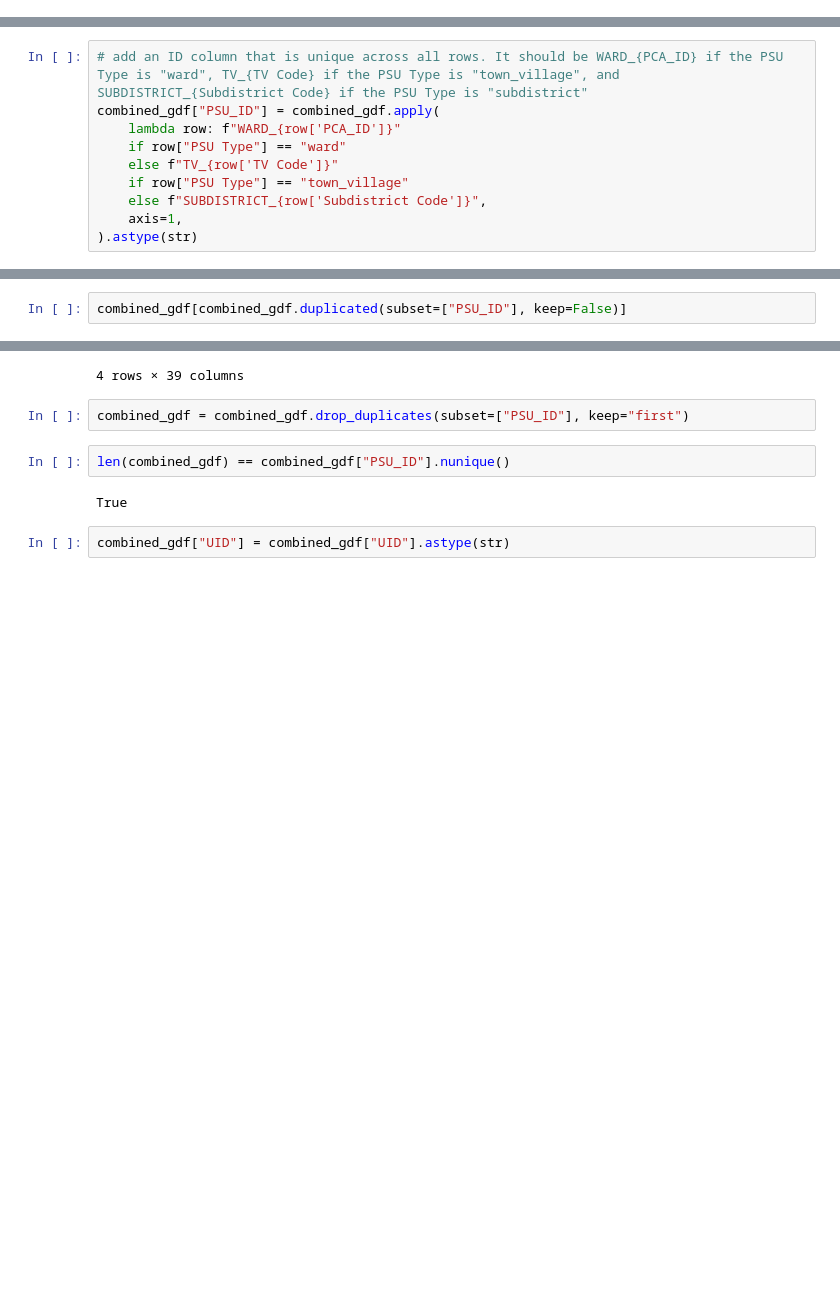
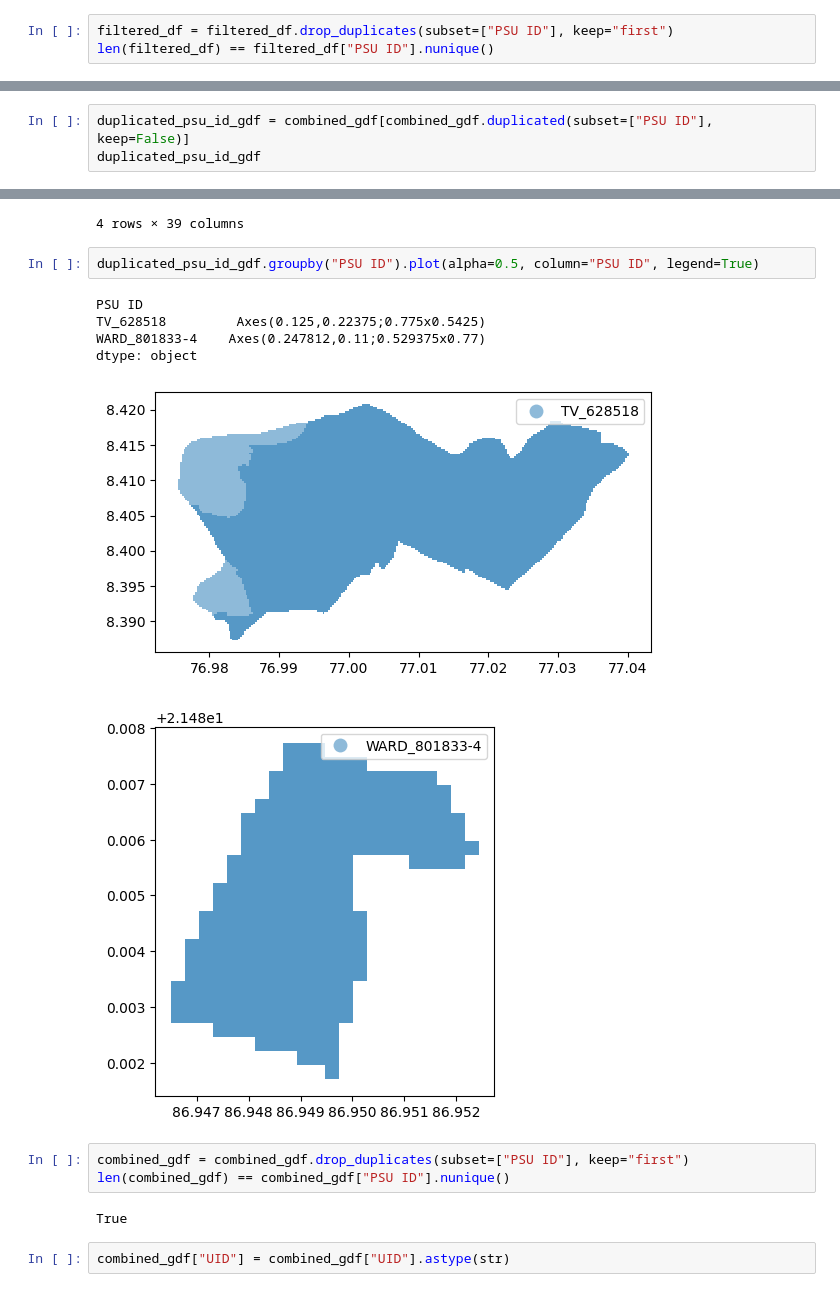
Before and after one commit to IDinsight/rooftop_sampling, a Jupyter notebook: Panel/load_match_sample_v1.ipynb, the cells around one changed output, grey strips where cells are left out. Cells and saved outputs as stored; diff of their text form; blank space fills up the shorter version.

```diff
--- a/Panel/load_match_sample_v1.ipynb
+++ b/Panel/load_match_sample_v1.ipynb
@@ -220,0 +248,3 @@ filtered_df = filtered_df.drop_duplicates(subset=["PCA_ID"], keep="first")
+# %%
+filtered_df = filtered_df.drop_duplicates(subset=["PSU ID"], keep="first")
+len(filtered_df) == filtered_df["PSU ID"].nunique()
@@ -367,10 +359,0 @@ combined_gdf[["PSU Type", "Ward Count"]]
-# %%
-# add an ID column that is unique across all rows. It should be WARD_{PCA_ID} if the PSU Type is "ward", TV_{TV Code} if the PSU Type is "town_village", and SUBDISTRICT_{Subdistrict Code} if the PSU Type is "subdistrict"
-combined_gdf["PSU_ID"] = combined_gdf.apply(
-    lambda row: f"WARD_{row['PCA_ID']}"
-    if row["PSU Type"] == "ward"
-    else f"TV_{row['TV Code']}"
-    if row["PSU Type"] == "town_village"
-    else f"SUBDISTRICT_{row['Subdistrict Code']}",
-    axis=1,
-).astype(str)
@@ -377,5 +362,6 @@ combined_gdf["PSU_ID"] = combined_gdf.apply(
 # %%
-combined_gdf[combined_gdf.duplicated(subset=["PSU_ID"], keep=False)]
+duplicated_psu_id_gdf = combined_gdf[combined_gdf.duplicated(subset=["PSU ID"], keep=False)]
+duplicated_psu_id_gdf
 # %% [output]
 |  | State Code | State Name | District Code | District Name | Subdistrict Code | Subdistrict Name | TV Code | ... |
 | 342 | 21.0 | Odisha | 377.0 | Baleshwar | 2909.0 | Baleshwar (M) | 801833.0 | ... |
@@ -383,12 +369,20 @@ combined_gdf[combined_gdf.duplicated(subset=["PSU_ID"], keep=False)]
 | 542 | 32.0 | Kerala | 601.0 | Thiruvananthapuram | 5691.0 | Thiruvananthapuram | 628518.0 | ... |
 | 543 | 32.0 | Kerala | 601.0 | Thiruvananthapuram | 5691.0 | Thiruvananthapuram | 628518.0 | ... |
 4 rows × 39 columns
+# %%
+duplicated_psu_id_gdf.groupby("PSU ID").plot(alpha=0.5, column="PSU ID", legend=True)
+# %% [output]
+PSU ID
+TV_628518         Axes(0.125,0.22375;0.775x0.5425)
+WARD_801833-4    Axes(0.247812,0.11;0.529375x0.77)
+dtype: object
+[figure, added]
+[figure, added]
 # %%
-combined_gdf = combined_gdf.drop_duplicates(subset=["PSU_ID"], keep="first")
+combined_gdf = combined_gdf.drop_duplicates(subset=["PSU ID"], keep="first")
+len(combined_gdf) == combined_gdf["PSU ID"].nunique()
+# %% [output]
+True
-# %%
-len(combined_gdf) == combined_gdf["PSU_ID"].nunique()
-# %% [output]
-True
 # %%
 combined_gdf["UID"] = combined_gdf["UID"].astype(str)
 # %% [output]
```
Also changed, not shown: parts of 64 cells of this notebook, 1 other file.
